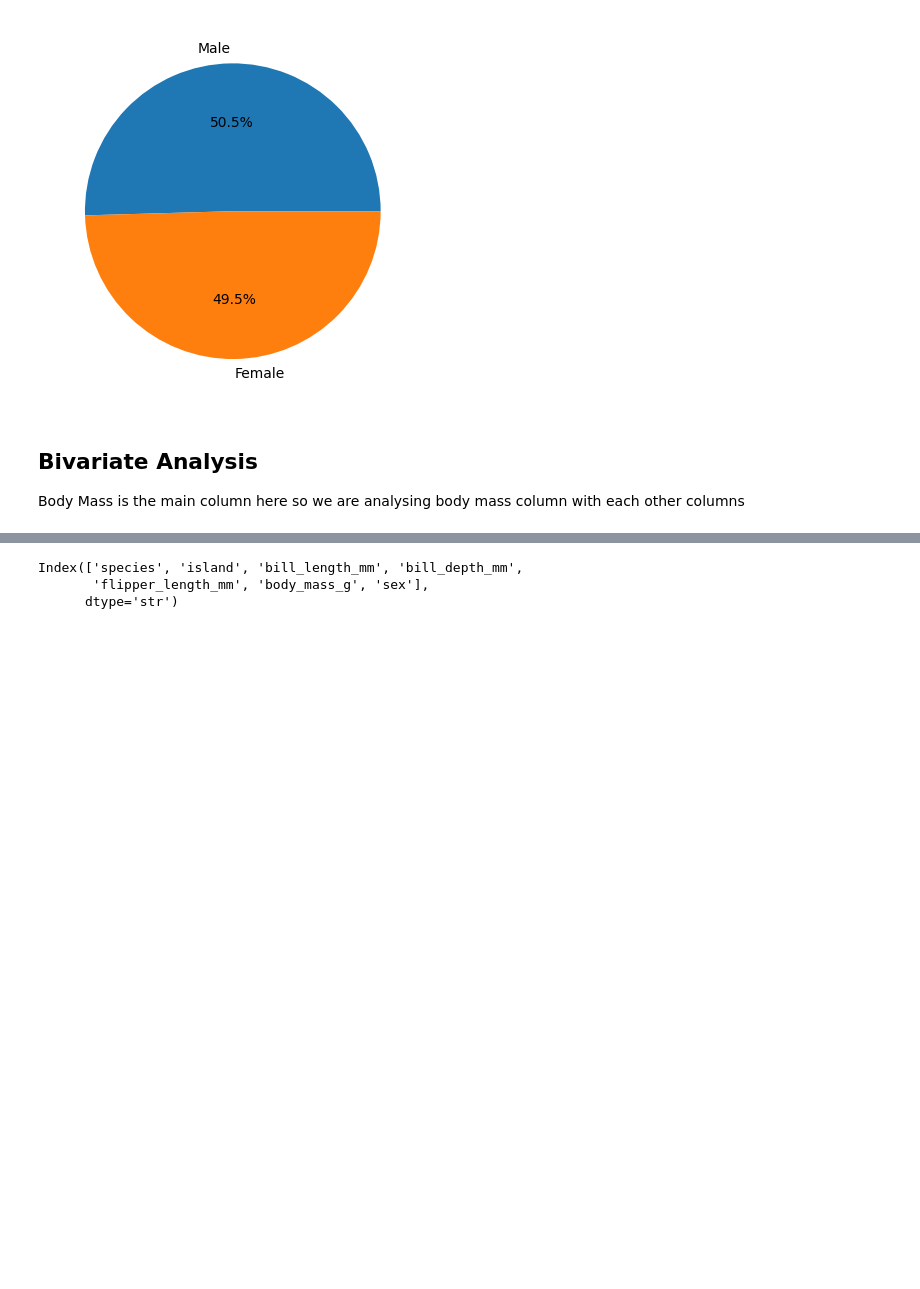
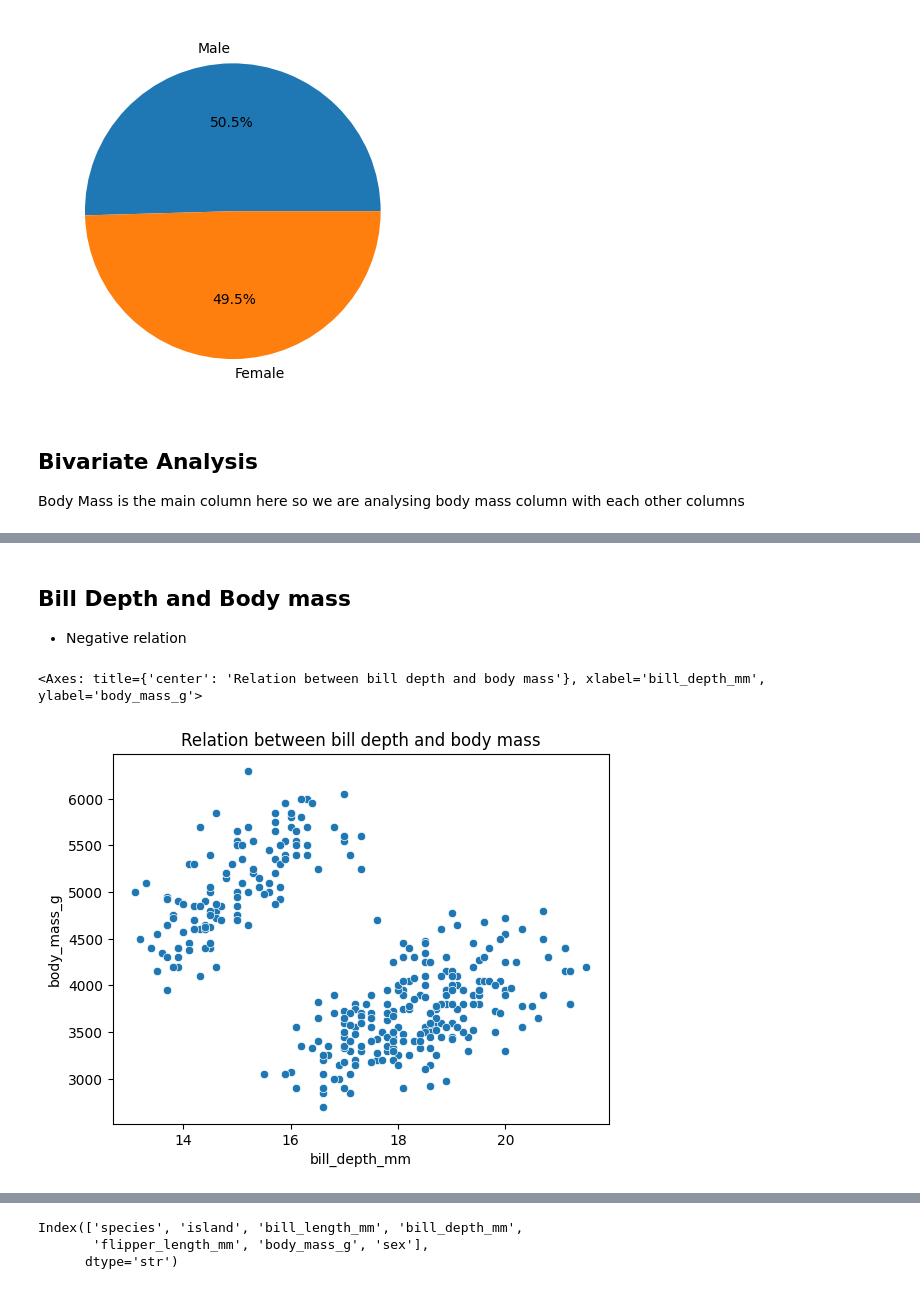
Before and after one commit to therai0/EDA-, a Jupyter notebook: pengiun.ipynb, the cells around one changed output, grey strips where cells are left out. Drawn from its saved outputs; the diff is of its cells as text; code cells hidden in the pictures; blank space fills up the shorter version.

```diff
--- a/pengiun.ipynb
+++ b/pengiun.ipynb
@@ -302,0 +310,9 @@ sns.lineplot(x=df["body_mass_g"], y=df["bill_length_mm"])
+# %% [markdown]
+## Bill Depth and Body mass
++ Negative relation
+# %%
+plt.title("Relation between bill depth and body mass")
+sns.scatterplot(x=df["bill_depth_mm"],y=df["body_mass_g"])
+# %% [output]
+<Axes: title={'center': 'Relation between bill depth and body mass'}, xlabel='bill_depth_mm', ylabel='body_mass_g'>
+[figure, added]
```
Also changed, not shown: parts of 16 cells of this notebook.
